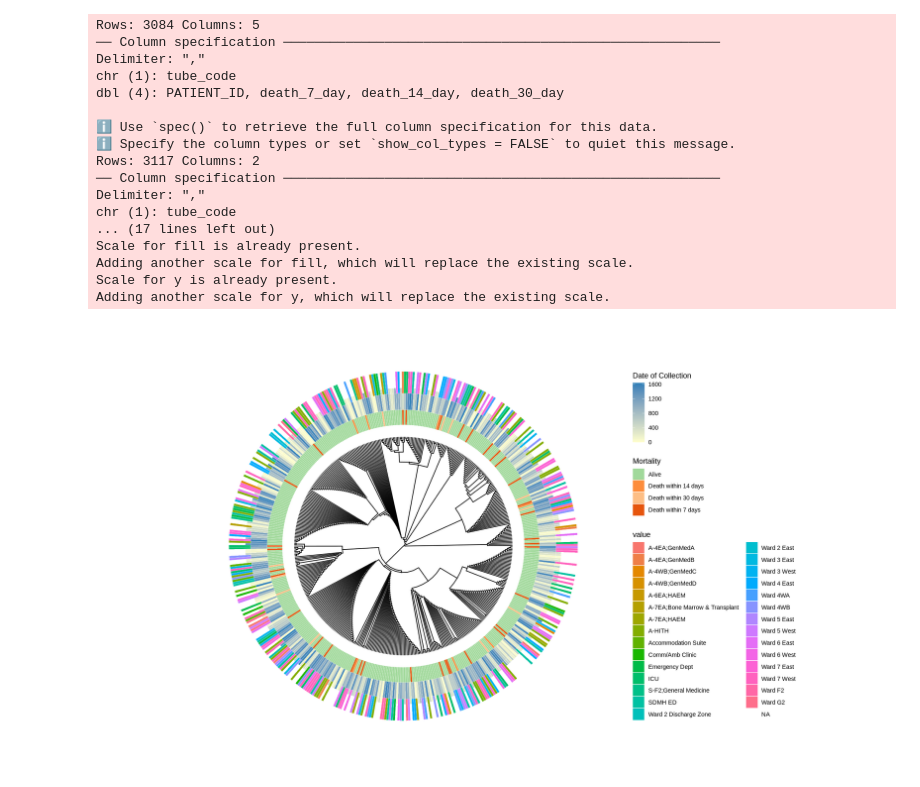
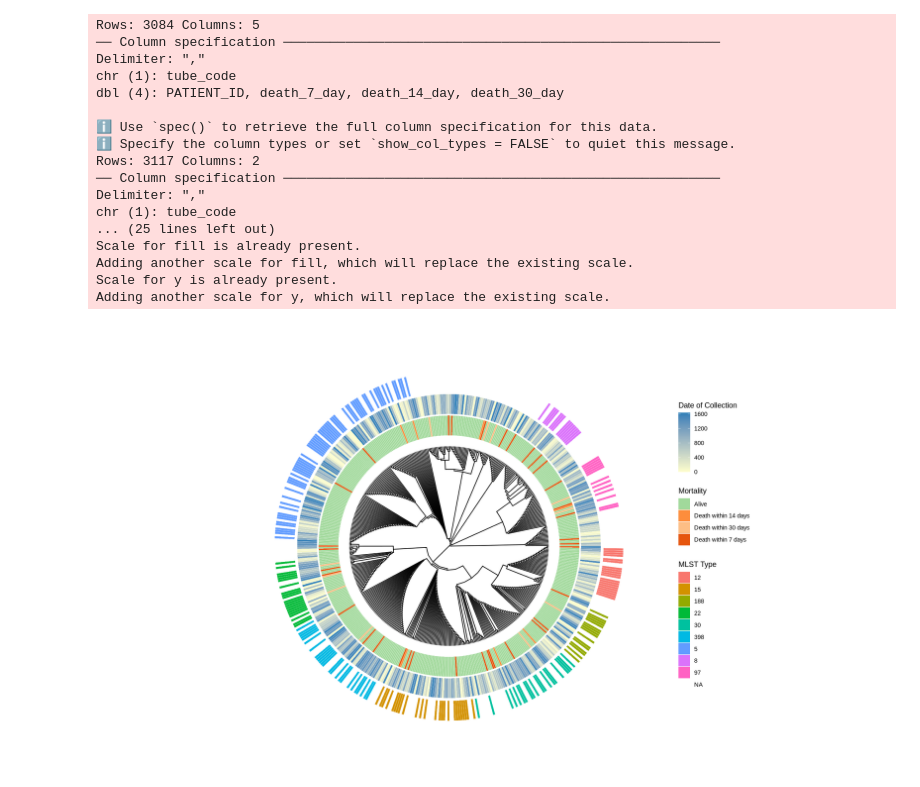
Before and after one commit to ryashpal/alfred-data-analysis, a Jupyter notebook: notebooks/multiple_sequence_alignment/saur/essc_gene/03.2_visualised_combined_info.ipynb, the cells around one changed output. Saved outputs shown, nothing was run; the diff lists cells and outputs as text; code cells hidden in the pictures.

```diff
--- a/notebooks/multiple_sequence_alignment/saur/essc_gene/03.2_visualised_combined_info.ipynb
+++ b/notebooks/multiple_sequence_alignment/saur/essc_gene/03.2_visualised_combined_info.ipynb
@@ -8,6 +8,7 @@ library(dplyr)
 library(readr)
 library(tidyr)
 library(ggnewscale)
+library(RColorBrewer)
 
 
 tree <- read.tree(
@@ -24,6 +25,10 @@ collection_date_df <- read_csv(
 
 location_df <- read_csv(
   "~/workspace/ehr_data/data/full_cohort/tube_id_location.csv"
+)
+
+mlst_df <- read_csv(
+  "~/workspace/genome_data/annotations/s_aureus/mlst/mlst_saur.csv"
 )
 
 df <- data.frame(tube_code = tree$tip.label)
@@ -47,6 +52,20 @@ mortality_df <- mortality_df %>%
     )
   ) %>%
   select(-death_7_day, -death_14_day, -death_30_day)
+
+mlst_data <- df %>%
+  left_join(mlst_df, by = "tube_code")
+
+mlst_data$mlst_type <- factor(mlst_data$mlst_type)
+
+rownames(mlst_data) <- mlst_data$tube_code
+
+mlst_levels <- unique(mlst_data$mlst_type)
+n_levels <- length(mlst_levels)
+
+pastel_palette <- brewer.pal(n = n_levels, name = "Paired")
+
+names(pastel_palette) <- mlst_levels
 
 heatmap_data <- df %>%
   left_join(mortality_df, by = "tube_code")
@@ -100,42 +119,43 @@ p <- gheatmap(
 p <- gheatmap(
   p,
   collection_date_heatmap_data %>% select(date_of_collection),
-  offset = 10,
+  offset = 15,
   width = .2,
   colnames = FALSE
 ) +
   scale_fill_gradient(
     name = "Date of Collection",
     low = "#ffffcc",
     high = "#2c7fb8"
-  ) +
+  ) + scale_color_discrete(guide = FALSE) +
   new_scale_fill()
 
 p <- gheatmap(
   p,
-  location_heatmap_data %>% select(location),
-  offset = 20,
+  mlst_data %>% select(mlst_type),
+  offset = 30,
   width = .2,
-  colnames = FALSE
+  colnames = FALSE,
+  legend_title = "MLST Type"
 )
 
 p
 # %% [output]
 Rows: 3084 Columns: 5
 ── Column specification ────────────────────────────────────────────────────────
 Delimiter: ","
 chr (1): tube_code
 dbl (4): PATIENT_ID, death_7_day, death_14_day, death_30_day
 
 ℹ Use `spec()` to retrieve the full column specification for this data.
 ℹ Specify the column types or set `show_col_types = FALSE` to quiet this message.
 Rows: 3117 Columns: 2
 ── Column specification ────────────────────────────────────────────────────────
 Delimiter: ","
 chr (1): tube_code
-... (17 lines left out)
+... (25 lines left out)
 Scale for fill is already present.
 Adding another scale for fill, which will replace the existing scale.
 Scale for y is already present.
 Adding another scale for y, which will replace the existing scale.
-[figure, old version]
+[figure, new version]
```
Also changed, not shown: 5 other files.
